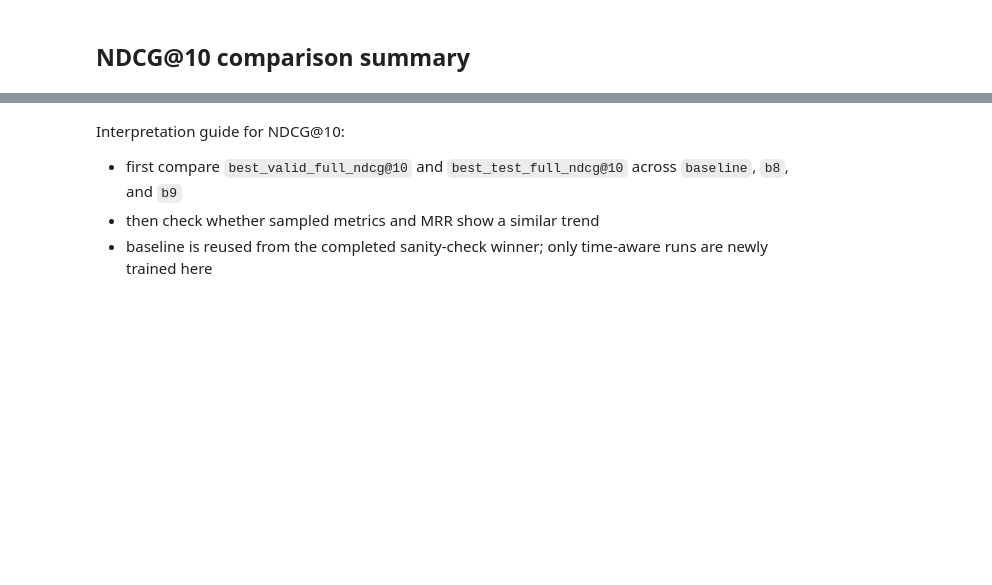
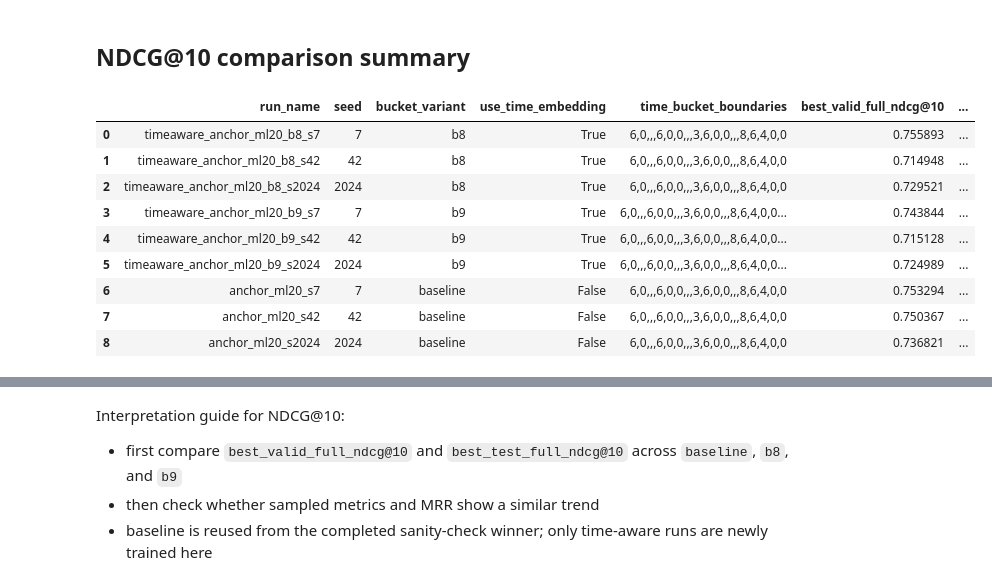
Before and after one commit to hwbuzz/time-aware-behavior-prediction, a Jupyter notebook: notebooks/sasrec_timeaware_bpi2012_colab_train_02_260513.ipynb, the cells around one changed output, grey strips where cells are left out. Cells and saved outputs as stored; diff of their text form; code cells hidden in the pictures; blank space fills up the shorter version.

Commit message:
timeaware 03

```diff
--- a/notebooks/sasrec_timeaware_bpi2012_colab_train_02_260513.ipynb
+++ b/notebooks/sasrec_timeaware_bpi2012_colab_train_02_260513.ipynb
@@ -560,44 +850,66 @@ def rebuild_df(output_dir: str):
         })
         rows.append(row)
     return pd.DataFrame(rows)
+# %%
+pd.set_option("display.max_rows", None)
+pd.set_option("display.max_columns", None)
+pd.set_option("display.width", 1000)
+pd.set_option("display.max_colwidth", None)
 # %% [markdown]
 ## NDCG@10 comparison summary
 # %%
 baseline_runs = [
     'anchor_ml20_s42',
     'anchor_ml20_s2024',
     'anchor_ml20_s7',
 ]
 timeaware_runs = [
     'timeaware_anchor_ml20_b8_s42',
     'timeaware_anchor_ml20_b8_s2024',
     'timeaware_anchor_ml20_b8_s7',
     'timeaware_anchor_ml20_b9_s42',
     'timeaware_anchor_ml20_b9_s2024',
     'timeaware_anchor_ml20_b9_s7',
 ]
 
 baseline_df = rebuild_df(BASELINE_NDCG10_OUTPUT_DIR)
 timeaware_df = rebuild_df(TIMEAWARE_NDCG10_OUTPUT_DIR)
 
 baseline_subset = baseline_df[baseline_df['run_name'].isin(baseline_runs)].copy()
 baseline_subset['model_variant'] = 'baseline'
 baseline_subset['bucket_variant'] = 'baseline'
 
 timeaware_subset = timeaware_df[timeaware_df['run_name'].isin(timeaware_runs)].copy()
 timeaware_subset['model_variant'] = 'timeaware'
 timeaware_subset['bucket_variant'] = timeaware_subset['run_name'].apply(lambda x: 'b8' if '_b8_' in x else 'b9')
 
 df_ndcg10 = pd.concat([baseline_subset, timeaware_subset], ignore_index=True)
 df_ndcg10 = df_ndcg10.sort_values(['bucket_variant', 'seed', 'run_name']).reset_index(drop=True)
 df_ndcg10[[
     'run_name', 'seed', 'bucket_variant', 'use_time_embedding', 'time_bucket_boundaries',
-    'best_valid_full_ndcg@5', 'best_test_full_ndcg@5',
-    'best_valid_full_ndcg@10', 'best_test_full_ndcg@10',
-    'best_valid_full_mrr', 'best_test_full_mrr',
-    'best_valid_sampled_ndcg@5', 'best_test_sampled_ndcg@5',
-    'best_valid_sampled_ndcg@10', 'best_test_sampled_ndcg@10',
-    'best_valid_sampled_mrr', 'best_test_sampled_mrr',
+    'best_valid_full_ndcg@10', 'best_valid_full_hr@10',
+    'best_valid_full_ndcg@5', 'best_valid_full_hr@5',
+    'best_valid_full_mrr',
+    'best_test_full_ndcg@10', 'best_test_full_hr@10',
+    'best_test_full_ndcg@5', 'best_test_full_hr@5',
+    'best_test_full_mrr',
+    'best_valid_sampled_ndcg@10', 'best_valid_sampled_hr@10',
+    'best_valid_sampled_ndcg@5', 'best_valid_sampled_hr@5',
+    'best_valid_sampled_mrr',
+    'best_test_sampled_ndcg@10', 'best_test_sampled_hr@10',
+    'best_test_sampled_ndcg@5', 'best_test_sampled_hr@5',
+    'best_test_sampled_mrr',
 ]]
+# %% [output]
+|  | run_name | seed | bucket_variant | use_time_embedding | time_bucket_boundaries | best_valid_full_ndcg@10 | ... |
+| 0 | timeaware_anchor_ml20_b8_s7 | 7 | b8 | True | 6,0,,,6,0,0,,,3,6,0,0,,,8,6,4,0,0 | 0.755893 | ... |
+| 1 | timeaware_anchor_ml20_b8_s42 | 42 | b8 | True | 6,0,,,6,0,0,,,3,6,0,0,,,8,6,4,0,0 | 0.714948 | ... |
+| 2 | timeaware_anchor_ml20_b8_s2024 | 2024 | b8 | True | 6,0,,,6,0,0,,,3,6,0,0,,,8,6,4,0,0 | 0.729521 | ... |
+| 3 | timeaware_anchor_ml20_b9_s7 | 7 | b9 | True | 6,0,,,6,0,0,,,3,6,0,0,,,8,6,4,0,0... | 0.743844 | ... |
+| 4 | timeaware_anchor_ml20_b9_s42 | 42 | b9 | True | 6,0,,,6,0,0,,,3,6,0,0,,,8,6,4,0,0... | 0.715128 | ... |
+| 5 | timeaware_anchor_ml20_b9_s2024 | 2024 | b9 | True | 6,0,,,6,0,0,,,3,6,0,0,,,8,6,4,0,0... | 0.724989 | ... |
+| 6 | anchor_ml20_s7 | 7 | baseline | False | 6,0,,,6,0,0,,,3,6,0,0,,,8,6,4,0,0 | 0.753294 | ... |
+| 7 | anchor_ml20_s42 | 42 | baseline | False | 6,0,,,6,0,0,,,3,6,0,0,,,8,6,4,0,0 | 0.750367 | ... |
+| 8 | anchor_ml20_s2024 | 2024 | baseline | False | 6,0,,,6,0,0,,,3,6,0,0,,,8,6,4,0,0 | 0.736821 | ... |
 # %%
 summary_ndcg10 = df_ndcg10.groupby('bucket_variant')[[
```
Also changed, not shown: parts of 25 cells of this notebook, 2 other files.
